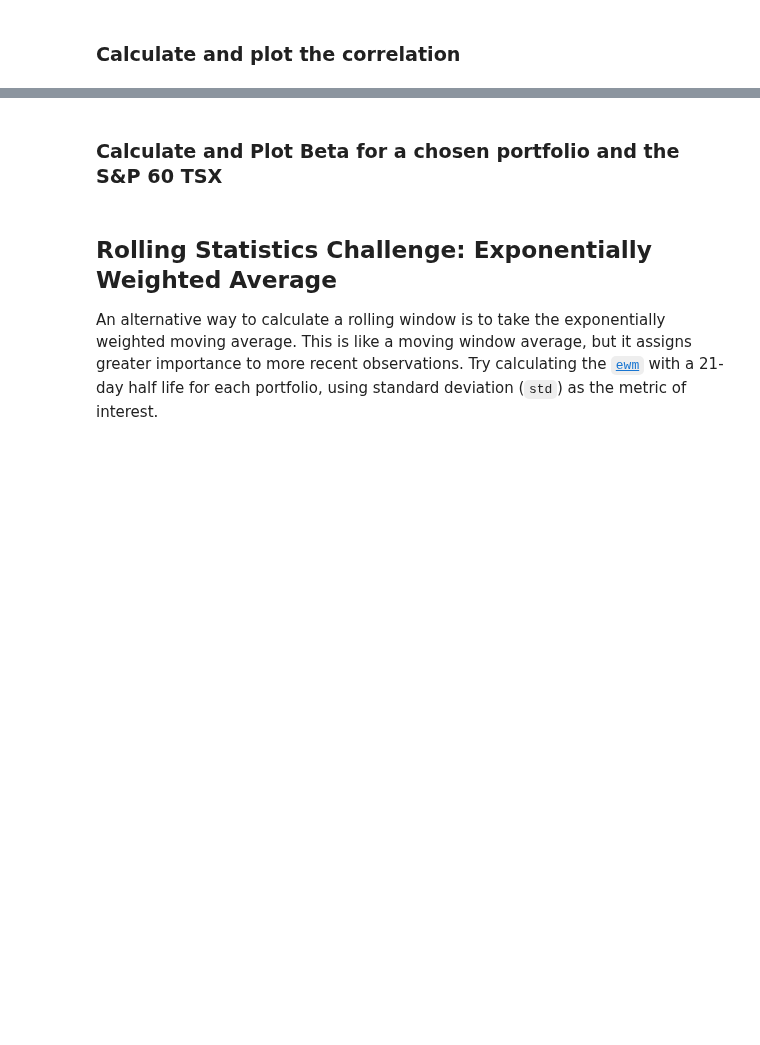
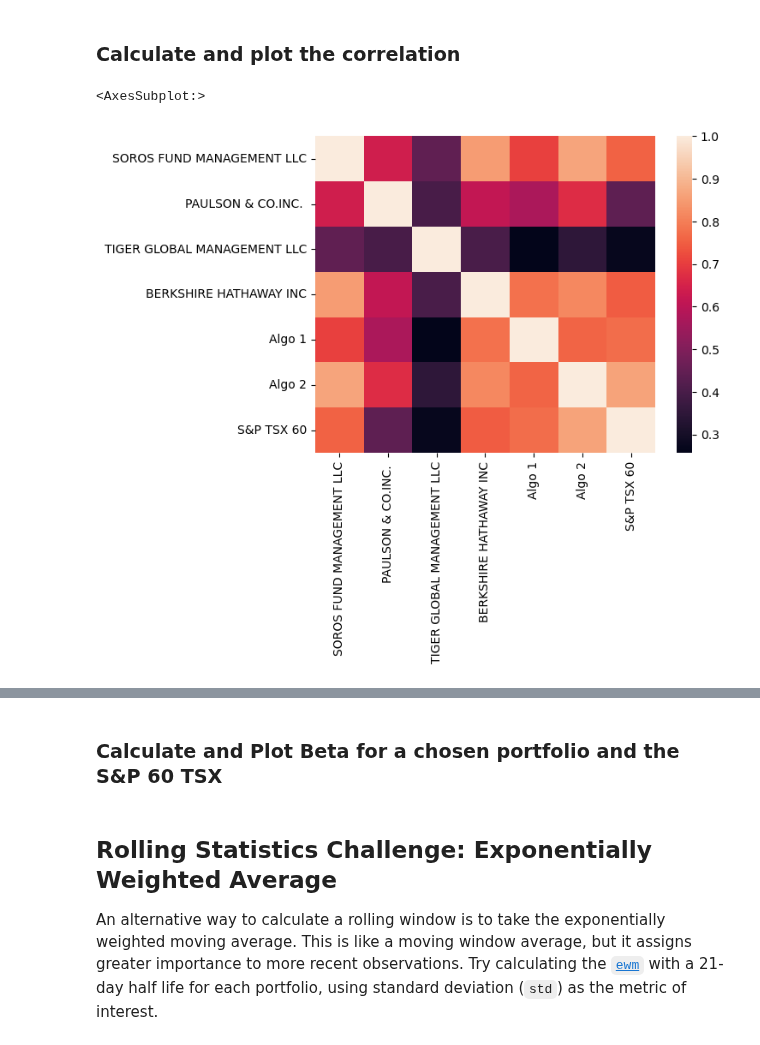
Before and after one commit to juil/fintech-uoftbootcamp, a Jupyter notebook: week04/unit04-assignment/whale_analysis.ipynb, the cells around one changed output, grey strips where cells are left out. Saved outputs shown, nothing was run; the diff lists cells and outputs as text; code cells hidden in the pictures; blank space fills up the shorter version.

Commit message:
Calculate correlation and display heatmap

```diff
--- a/week04/unit04-assignment/whale_analysis.ipynb
+++ b/week04/unit04-assignment/whale_analysis.ipynb
@@ -299,6 +299,13 @@ std_21d.head()
 ### Calculate and plot the correlation
 # %%
 # Calculate the correlation
-
+correlation = std_21d.corr()
 
 # Display de correlation matrix
+# Import Seaborn library
+import seaborn as sns
+# Use heatmap to visualize correlation matrix
+sns.heatmap(correlation)
+# %% [output]
+<AxesSubplot:>
+[figure, added]
```
Also changed, not shown: parts of 1 cell of this notebook.
